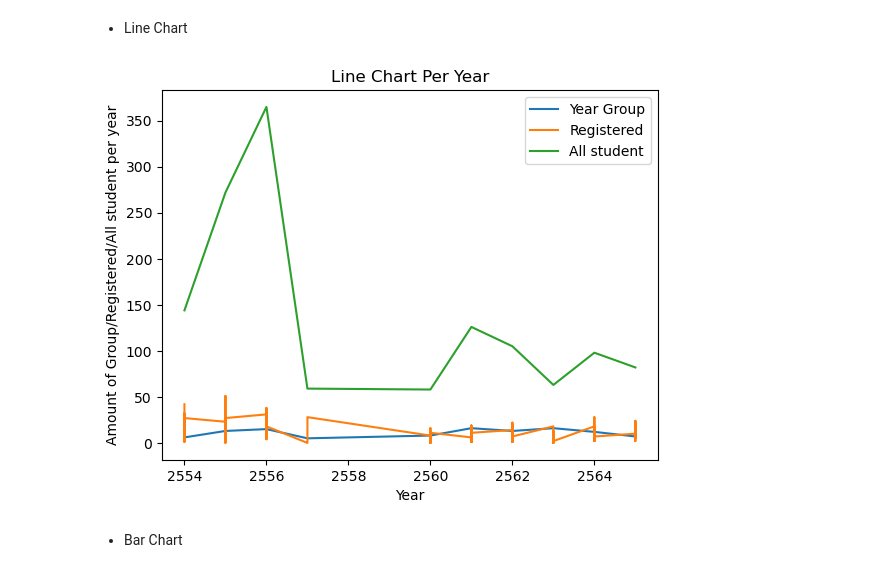
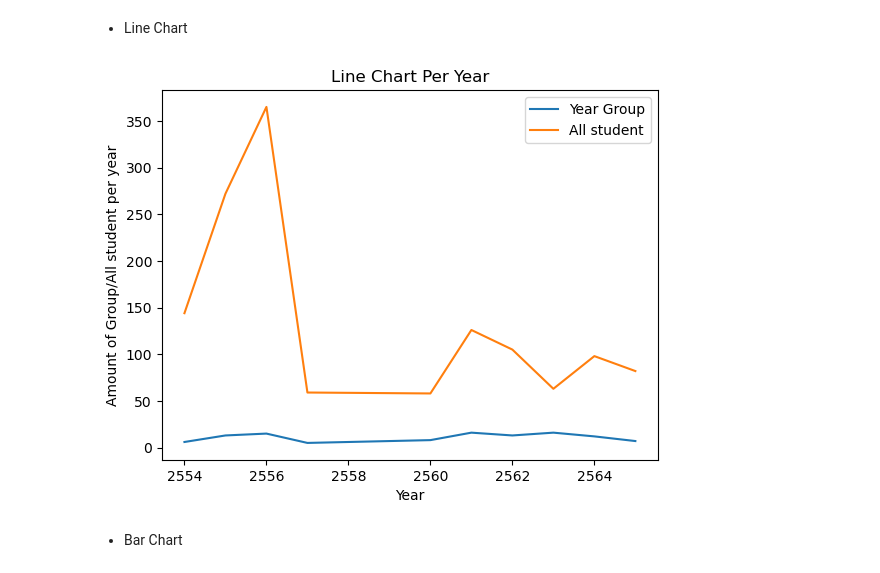
Before and after one commit to langsari/data-science-with-python-2022, a Jupyter notebook: DataFrame of T.kholed/Dashboard of T.Kholed.ipynb, the cells around one changed output. Cells and saved outputs as stored; diff of their text form; code cells hidden in the pictures.

```diff
--- a/DataFrame of T.kholed/Dashboard of T.Kholed.ipynb
+++ b/DataFrame of T.kholed/Dashboard of T.Kholed.ipynb
@@ -173,22 +173,20 @@ Let's do it!
 # %%
 Year = df['Year']
 Year_Group = df['Year Group']
-Registered = df['Registered']
 All_Student = df['All student']
 
 plt.plot(Year, Year_Group, label='Year Group')
-plt.plot(Year, Registered, label='Registered')
 plt.plot(Year, All_Student, label='All student')
 
 plt.xlabel('Year')
-plt.ylabel('Amount of Group/Registered/All student per year')
+plt.ylabel('Amount of Group/All student per year')
 plt.title('Line Chart Per Year')
 
 plt.legend()
 
 plt.show()
 # %% [output]
-[figure, old version]
+[figure, new version]
 # %% [markdown]
 - Bar Chart
 # %%
```
